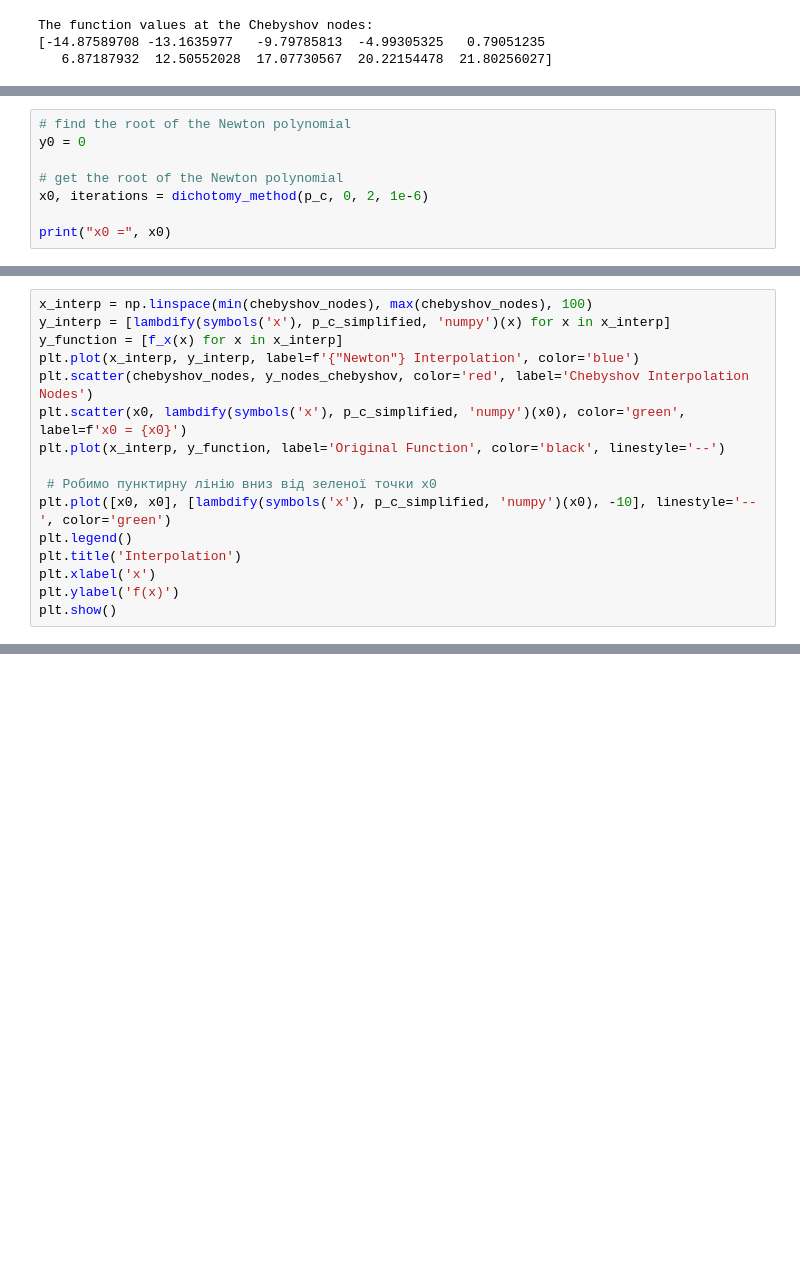
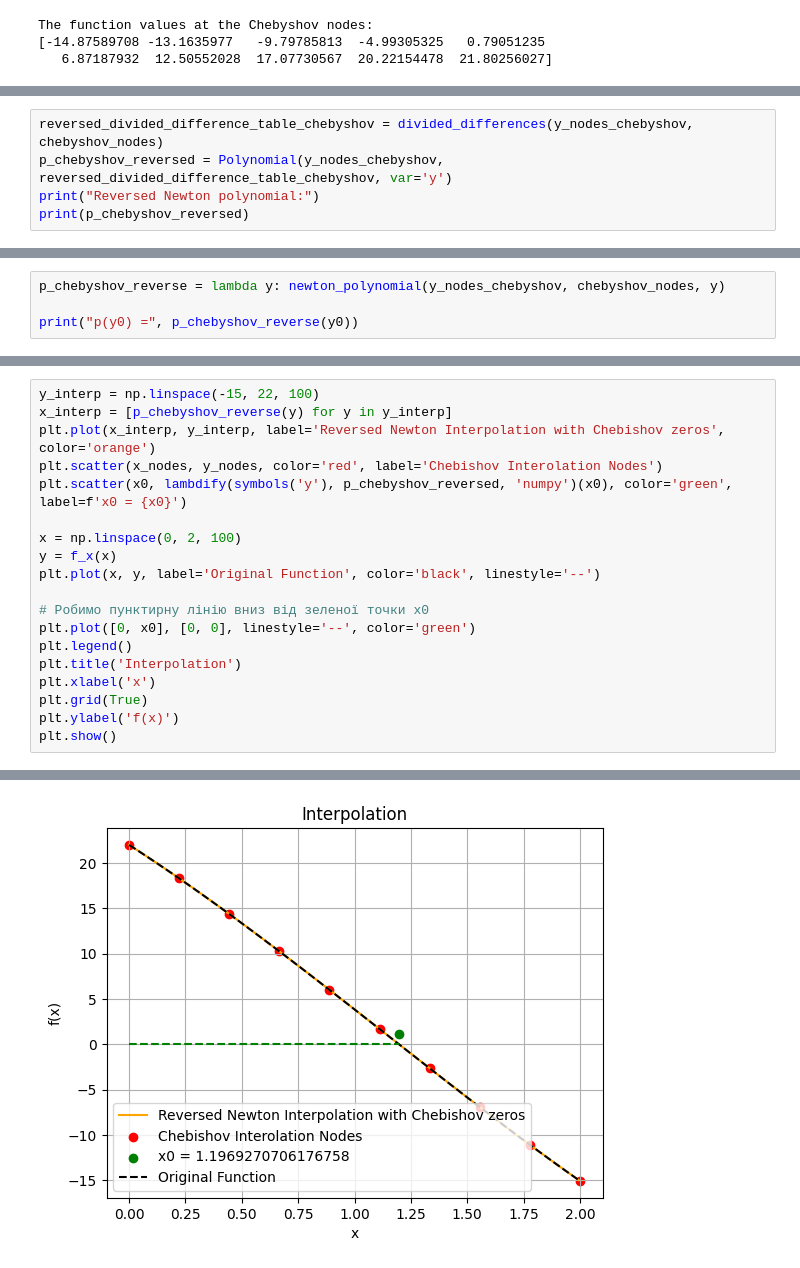
Before and after one commit to kshchuk/uni, a Jupyter notebook: 5-sem/numerical-analysis/lab-4/lab-4-interpolation.ipynb, the cells around one changed output, grey strips where cells are left out. Cells and saved outputs as stored; diff of their text form; blank space fills up the shorter version.

```diff
--- a/5-sem/numerical-analysis/lab-4/lab-4-interpolation.ipynb
+++ b/5-sem/numerical-analysis/lab-4/lab-4-interpolation.ipynb
@@ -318,8 +394,0 @@ x 9     21.8026
-# %%
-# find the root of the Newton polynomial
-y0 = 0
-
-# get the root of the Newton polynomial
-x0, iterations = dichotomy_method(p_c, 0, 2, 1e-6)
-
-print("x0 =", x0)
@@ -343,0 +395,5 @@ x0 = 1.1969270706176758
+# %%
+reversed_divided_difference_table_сhebyshov = divided_differences(y_nodes_сhebyshov, chebyshov_nodes)
+p_chebyshov_reversed = Polynomial(y_nodes_сhebyshov, reversed_divided_difference_table_сhebyshov, var='y')
+print("Reversed Newton polynomial:")
+print(p_chebyshov_reversed)
@@ -343,0 +403,4 @@ x0 = 1.1969270706176758
+# %%
+p_chebyshov_reverse = lambda y: newton_polynomial(y_nodes_сhebyshov, chebyshov_nodes, y)
+
+print("p(y0) =", p_chebyshov_reverse(y0))
@@ -344,16 +420,20 @@ x0 = 1.1969270706176758
 # %%
-x_interp = np.linspace(min(chebyshov_nodes), max(chebyshov_nodes), 100)
-y_interp = [lambdify(symbols('x'), p_c_simplified, 'numpy')(x) for x in x_interp]
-y_function = [f_x(x) for x in x_interp]
-plt.plot(x_interp, y_interp, label=f'{"Newton"} Interpolation', color='blue')
-plt.scatter(chebyshov_nodes, y_nodes_сhebyshov, color='red', label='Chebyshov Interpolation Nodes')
-plt.scatter(x0, lambdify(symbols('x'), p_c_simplified, 'numpy')(x0), color='green', label=f'x0 = {x0}')
-plt.plot(x_interp, y_function, label='Original Function', color='black', linestyle='--')
+y_interp = np.linspace(-15, 22, 100)
+x_interp = [p_chebyshov_reverse(y) for y in y_interp]
+plt.plot(x_interp, y_interp, label='Reversed Newton Interpolation with Chebishov zeros', color='orange')
+plt.scatter(x_nodes, y_nodes, color='red', label='Chebishov Interolation Nodes')
+plt.scatter(x0, lambdify(symbols('y'), p_chebyshov_reversed, 'numpy')(x0), color='green', label=f'x0 = {x0}')
 
- # Робимо пунктирну лінію вниз від зеленої точки x0
-plt.plot([x0, x0], [lambdify(symbols('x'), p_c_simplified, 'numpy')(x0), -10], linestyle='--', color='green')
+x = np.linspace(0, 2, 100)
+y = f_x(x)
+plt.plot(x, y, label='Original Function', color='black', linestyle='--')
+
+# Робимо пунктирну лінію вниз від зеленої точки x0
+plt.plot([0, x0], [0, 0], linestyle='--', color='green')
 plt.legend()
 plt.title('Interpolation')
 plt.xlabel('x')
+plt.grid(True)
 plt.ylabel('f(x)')
 plt.show()
+# %% [output]
@@ -359,0 +457 @@ plt.show()
+[figure, added]
```
Also changed, not shown: parts of 15 cells of this notebook.
